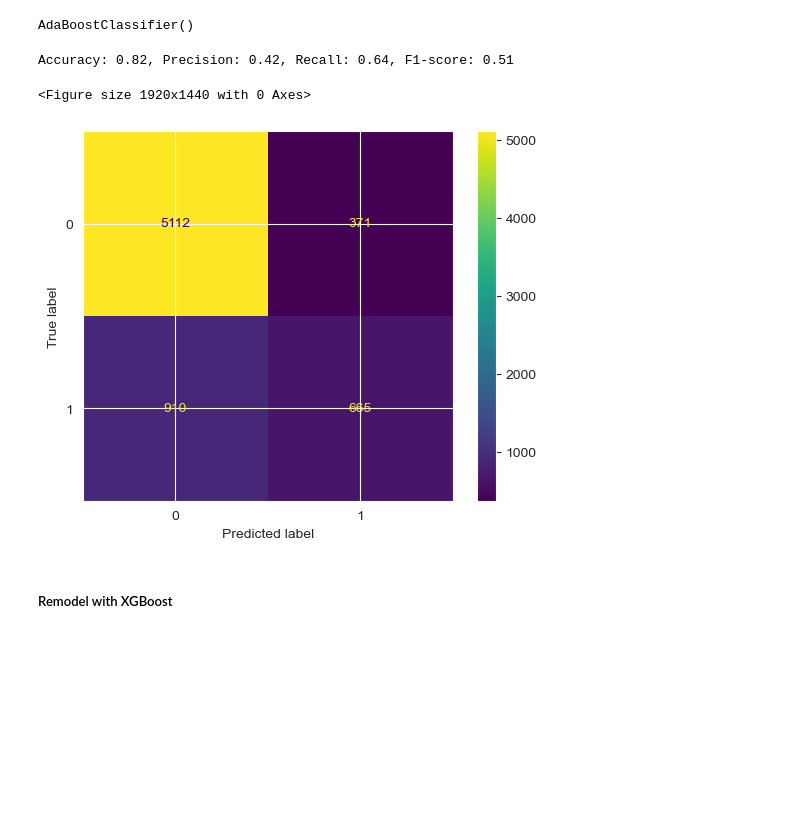
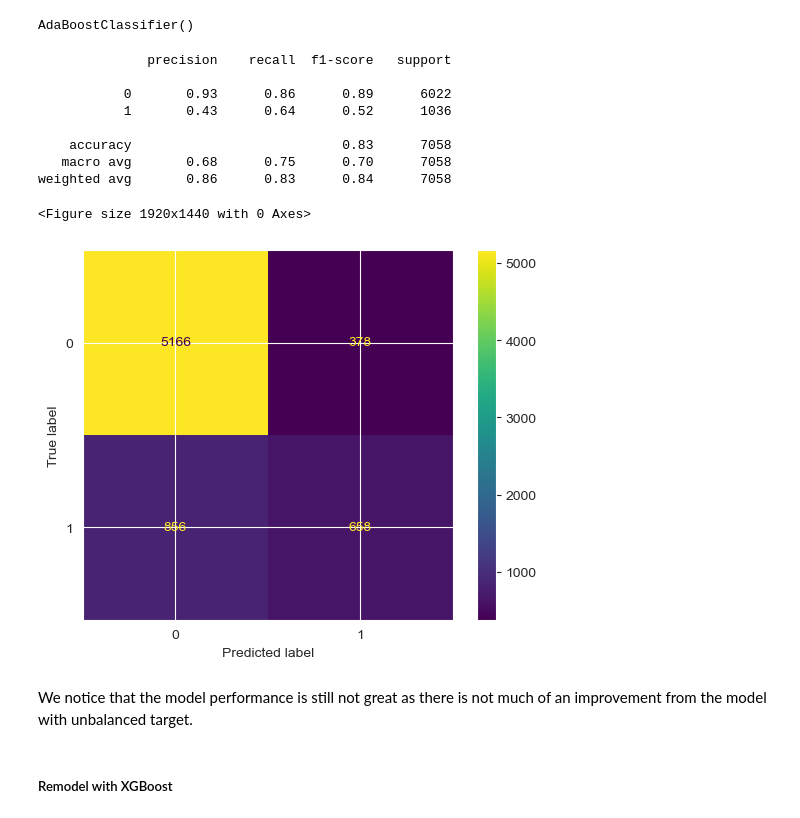
Before and after one commit to penina26/financial-inclusion-africa, a Jupyter notebook: index.ipynb, the cells around one changed output. Drawn from its saved outputs; the diff is of its cells as text; code cells hidden in the pictures; blank space fills up the shorter version.

```diff
--- a/index.ipynb
+++ b/index.ipynb
@@ -1019,14 +1025,16 @@ SMOTE creates new synthetic minority samples instead of copy pasting the already
 # Smote oversampling
 from collections import Counter
 from imblearn.over_sampling import SMOTE
+from sklearn.metrics import make_scorer
+from imblearn.metrics import geometric_mean_score
 # summarize class distribution
 print(Counter(y_train))
 
 # define oversampling strategy
-SMOTE = SMOTE()
+oversampler = SMOTE()
 
 # fit and apply the transform
-X_train_SMOTE, y_train_SMOTE = SMOTE.fit_resample(X_train_selected, y_train)
+X_train_SMOTE, y_train_SMOTE = oversampler.fit_resample(X_train_selected, y_train)
 
 # summarize class distribution
 print(Counter(y_train_SMOTE))
@@ -1038,6 +1046,16 @@ Counter({0: 14190, 1: 14190})
 # %%
 # Create a random forest model model
-rfco = RandomForestClassifier(n_estimators=100, random_state=101)
+rfc_os = RandomForestClassifier(random_state=101, class_weight='balanced')
 # Fit the model to the training data using the selected features
-rfco.fit(X_train_SMOTE, y_train_SMOTE)
+#set the parameters for grid search
+param_grid = {
+    'n_estimators': [25, 50, 100, 150],
+    'criterion':['gini','entropy'],
+    'max_features': ['sqrt', 'log2', 'auto'],
+    'max_depth': [5, 6, 9],
+    'max_leaf_nodes': [3, 6, 9],
+}
+grid_search_rf = GridSearchCV(rfc_os, param_grid=param_grid)
+grid_search_rf.fit(X_train_SMOTE, y_train_SMOTE)
+print(grid_search_rf.best_estimator_)
 # %% [output]
@@ -1065,30 +1090,34 @@ ConfusionMatrixDisplay.from_predictions(y_pred_o, y_test);
 ##### Remodel Adaboost
 # %%
 # Create a random forest model model
-adaco = AdaBoostClassifier()
+adac_os = AdaBoostClassifier()
 # Fit the model to the training data using the selected features
-adaco.fit(X_train_SMOTE, y_train_SMOTE)
+adac_os.fit(X_train_SMOTE, y_train_SMOTE)
 # %% [output]
 AdaBoostClassifier()
 # %%
 # Make predictions on the testing data
-y_pred_o = adaco.predict(X_test_selected)
+y_pred_adac_os = adac_os.predict(X_test_selected)
 
 # Calculate accuracy, precision, recall, and F1-score
-accuracy = accuracy_score(y_test, y_pred_o)
-precision = precision_score(y_test, y_pred_o)
-recall = recall_score(y_test, y_pred_o)
-f1 = f1_score(y_test, y_pred_o)
-
-print(f"Accuracy: {accuracy:.2f}, Precision: {precision:.2f}, Recall: {recall:.2f}, F1-score: {f1:.2f}")
+print(classification_report(y_test, y_pred_adac_os))
 # %% [output]
-Accuracy: 0.82, Precision: 0.42, Recall: 0.64, F1-score: 0.51
+              precision    recall  f1-score   support
+
+           0       0.93      0.86      0.89      6022
+           1       0.43      0.64      0.52      1036
+
+    accuracy                           0.83      7058
+   macro avg       0.68      0.75      0.70      7058
+weighted avg       0.86      0.83      0.84      7058
 # %%
 plt.figure(dpi=300)
-ConfusionMatrixDisplay.from_predictions(y_pred_o, y_test);
+ConfusionMatrixDisplay.from_predictions(y_pred_adac_os, y_test);
 # %% [output]
 <Figure size 1920x1440 with 0 Axes>
-[figure, old version]
+[figure, new version]
+# %% [markdown]
+We notice that the model performance is still not great as there is not much of an improvement from the model with unbalanced target.
 # %% [markdown]
 ##### Remodel with XGBoost
 # %%
```
Also changed, not shown: parts of 38 cells of this notebook.
